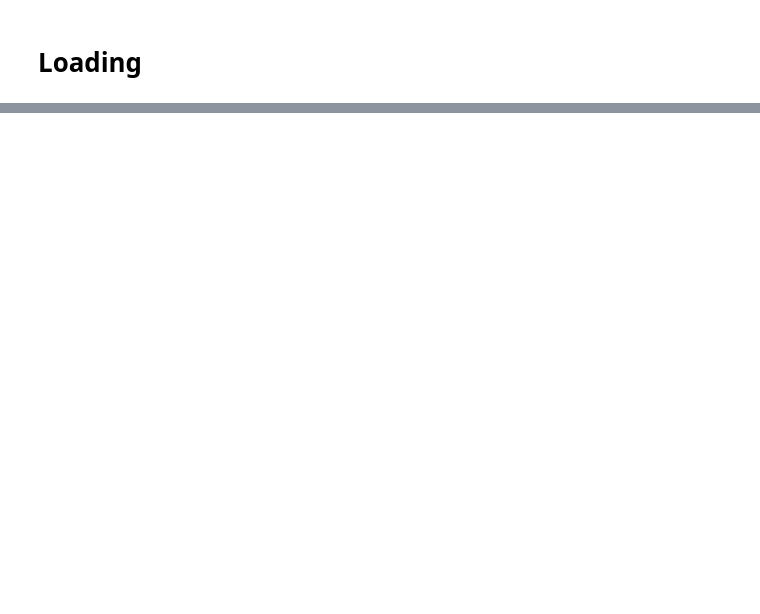
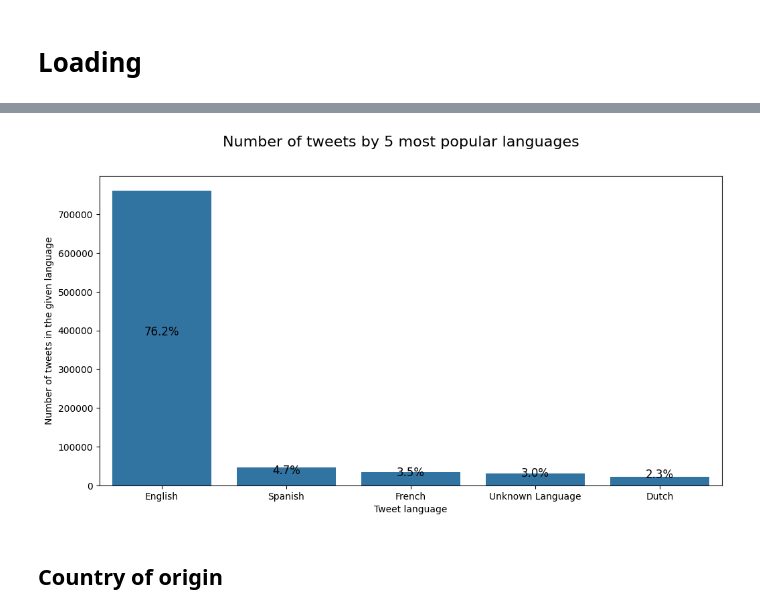
Before and after one commit to skyrimer/DBL-Micro-Soft, a Jupyter notebook: Split 1/EDA/database_eda.ipynb, the cells around one changed output, grey strips where cells are left out. Saved outputs shown, nothing was run; the diff lists cells and outputs as text; code cells hidden in the pictures; blank space fills up the shorter version.

Commit message:
some basic visualisations

```diff
--- a/Split 1/EDA/database_eda.ipynb
+++ b/Split 1/EDA/database_eda.ipynb
@@ -96,7 +214,2 @@ INNER JOIN Tweets ON Users.user_id = Tweets.user_id;
 # %% [markdown]
 # Loading
-# %%
-def fetch_data(query):
-    engine = create_engine(f"mysql://{USER}:{PASSWORD}@{HOST}:3306/{DATABASE}")
-    return pd.read_sql_query(query, engine)
-test_data = fetch_data(query)
@@ -277,0 +216,2 @@ dtype: int64
+# %%
+test_data = fetch_data(QUERY_ALL)
@@ -277,0 +262,9 @@ dtype: int64
+# %%
+# Change later to "un" instead fo "und"
+lang_popularity_df = test_data.reset_index().groupby('lang', observed=True)\
+    .count()[['tweet_id']]\
+    .sort_values('tweet_id', ascending=False)
+all_tweets = lang_popularity_df["tweet_id"].sum()
+lang_popularity_df["fraction"] = lang_popularity_df["tweet_id"] * 100 / all_tweets
+top_5_popularity_lang = lang_popularity_df.head()
+top_5_popularity_lang
@@ -277,0 +279,22 @@ dtype: int64
+# %%
+# Your existing code for plotting
+top_5_popularity_lang_full = top_5_popularity_lang.reset_index().copy()
+top_5_popularity_lang_full["lang"] = top_5_popularity_lang_full["lang"].apply(get_full_language_name)
+top_5_popularity_lang_full["fraction"] = np.round(top_5_popularity_lang_full["fraction"], 1)
+
+fig, ax = plt.subplots(nrows=1, ncols=1, figsize=(12, 6))
+sns.barplot(data=top_5_popularity_lang_full, x='lang', y='tweet_id', ax=ax)
+
+# Annotating each bar with the fraction value
+for p, frac in zip(ax.patches, top_5_popularity_lang_full['fraction']):
+    ax.text(p.get_x() + p.get_width() / 2., p.get_height() /2, f'{frac}%',
+            fontsize=12, ha='center', va='bottom')
+
+# Setting labels and title
+ax.set_ylabel('Number of tweets in the given language')
+ax.set_xlabel('Tweet language')
+fig.suptitle('Number of tweets by 5 most popular languages', size=16);
+# %% [output]
+[figure, added]
+# %% [markdown]
+## Country of origin
```
Also changed, not shown: parts of 47 cells of this notebook, 3 other files.
